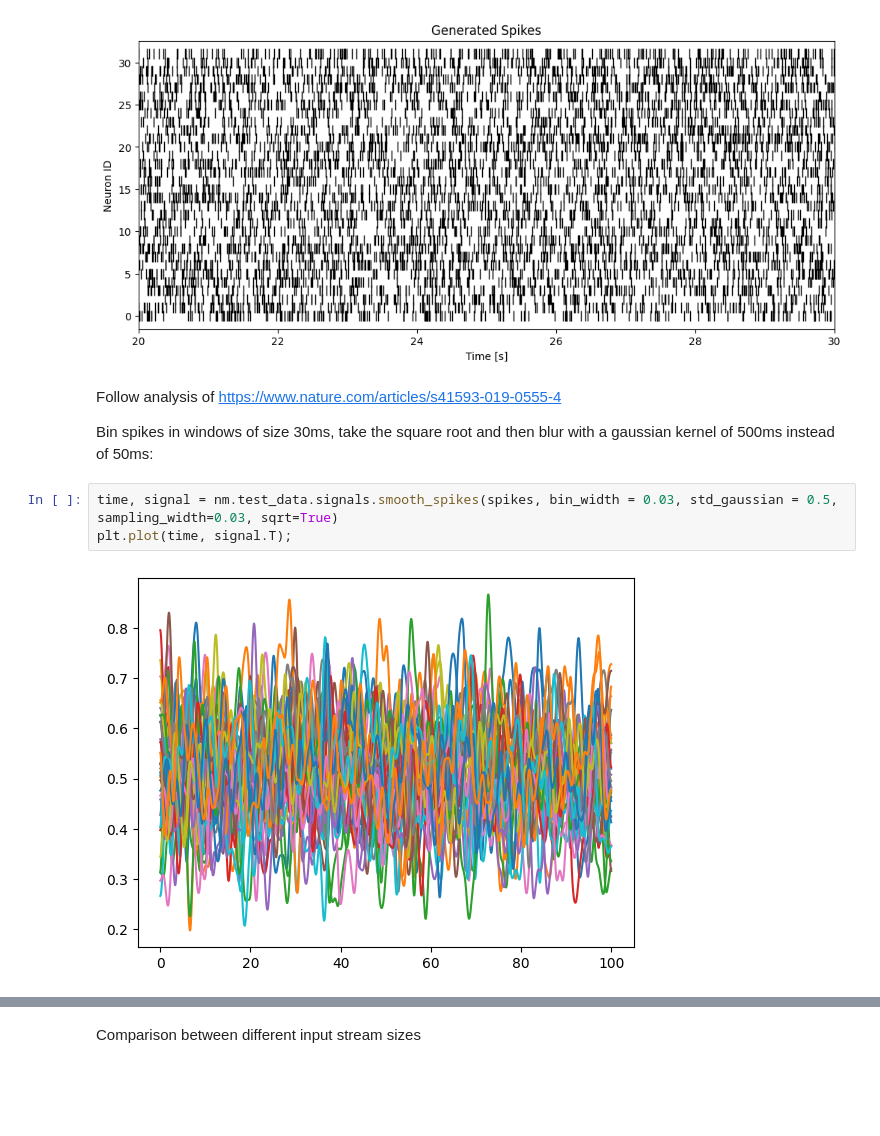
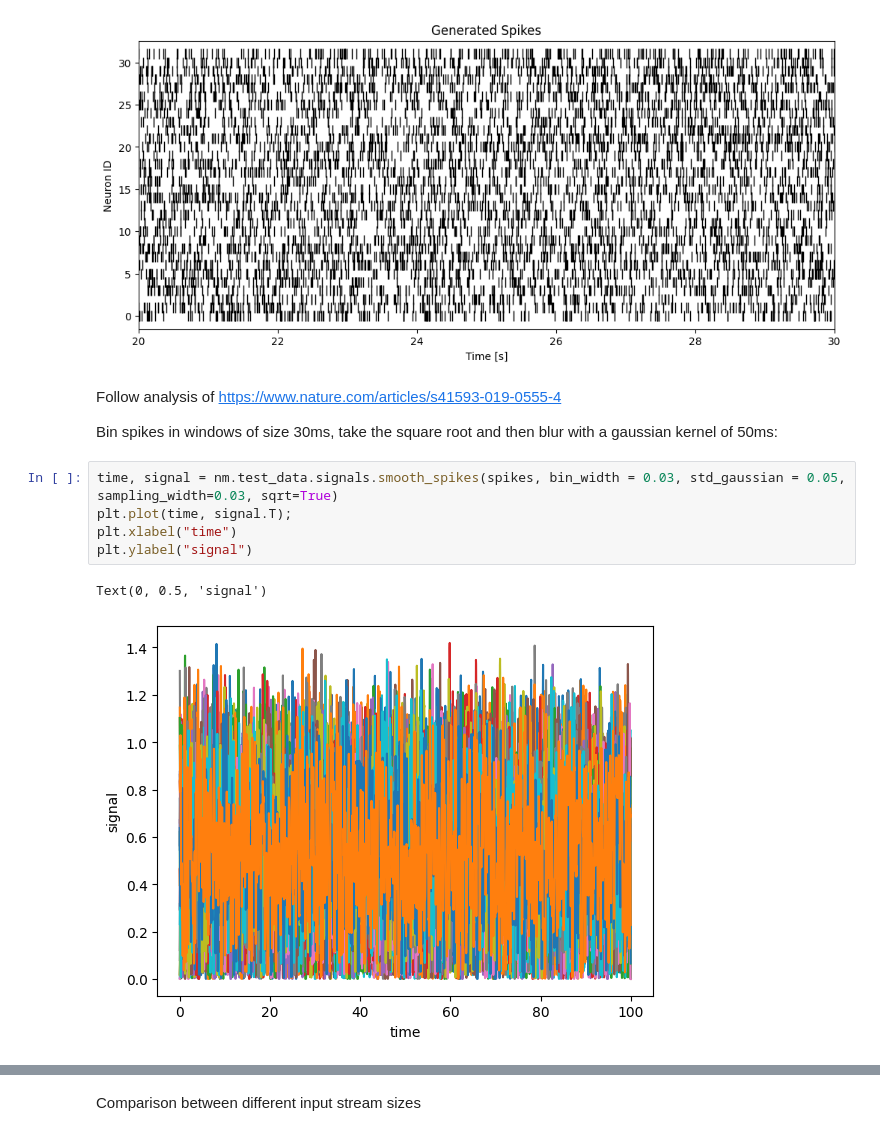
Before and after one commit to zierenberg/neural_manifolds, a Jupyter notebook: notebooks/example_PCA.ipynb, the cells around one changed output, grey strips where cells are left out. Drawn from its saved outputs; the diff is of its cells as text; blank space fills up the shorter version.

```diff
--- a/notebooks/example_PCA.ipynb
+++ b/notebooks/example_PCA.ipynb
@@ -88,12 +88,15 @@ plt.show()
 # %% [markdown]
 Follow analysis of https://www.nature.com/articles/s41593-019-0555-4
 
-Bin spikes in windows of size 30ms, take the square root and then blur with a gaussian kernel of 500ms instead of 50ms:
+Bin spikes in windows of size 30ms, take the square root and then blur with a gaussian kernel of 50ms:
 # %%
-time, signal = nm.test_data.signals.smooth_spikes(spikes, bin_width = 0.03, std_gaussian = 0.5, sampling_width=0.03, sqrt=True)
+time, signal = nm.test_data.signals.smooth_spikes(spikes, bin_width = 0.03, std_gaussian = 0.05, sampling_width=0.03, sqrt=True)
 plt.plot(time, signal.T);
+plt.xlabel("time")
+plt.ylabel("signal")
 # %% [output]
+Text(0, 0.5, 'signal')
-[figure, old version]
+[figure, new version]
 # %%
 pca = PCA()
 # print(signal.shape)
```
Also changed, not shown: parts of 6 cells of this notebook.
